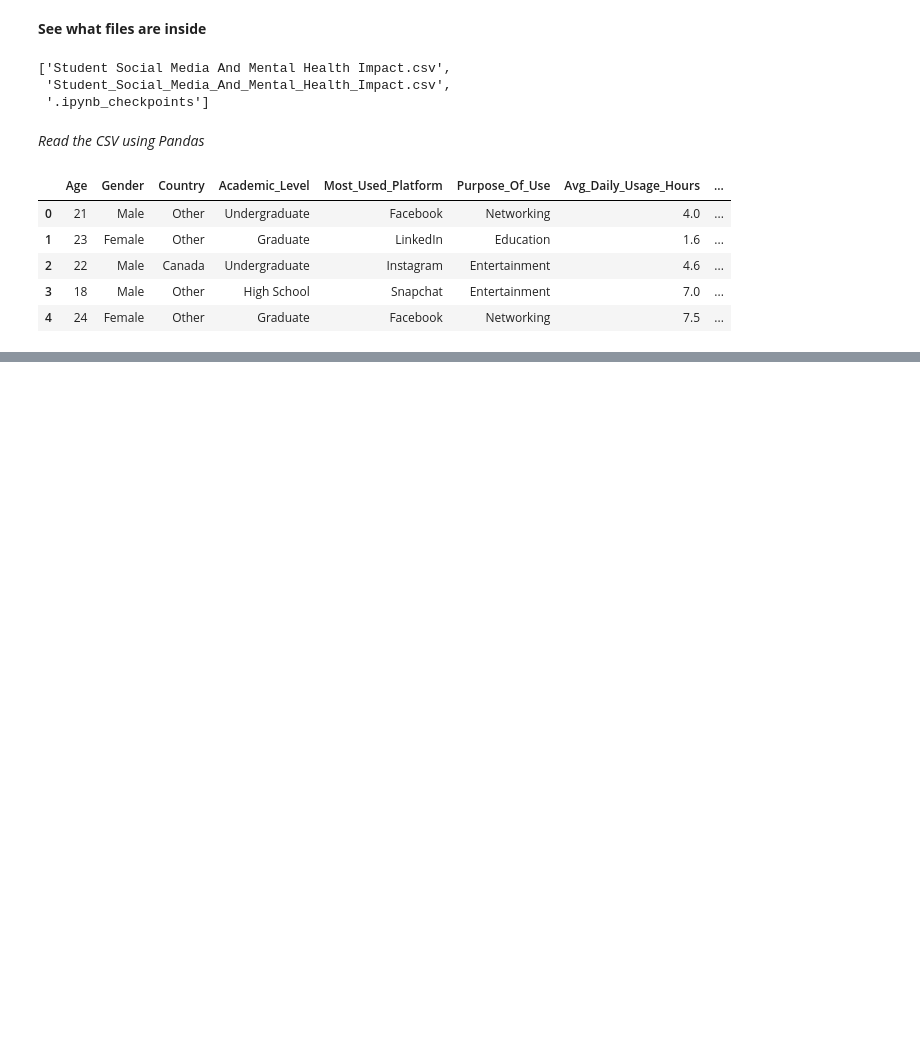
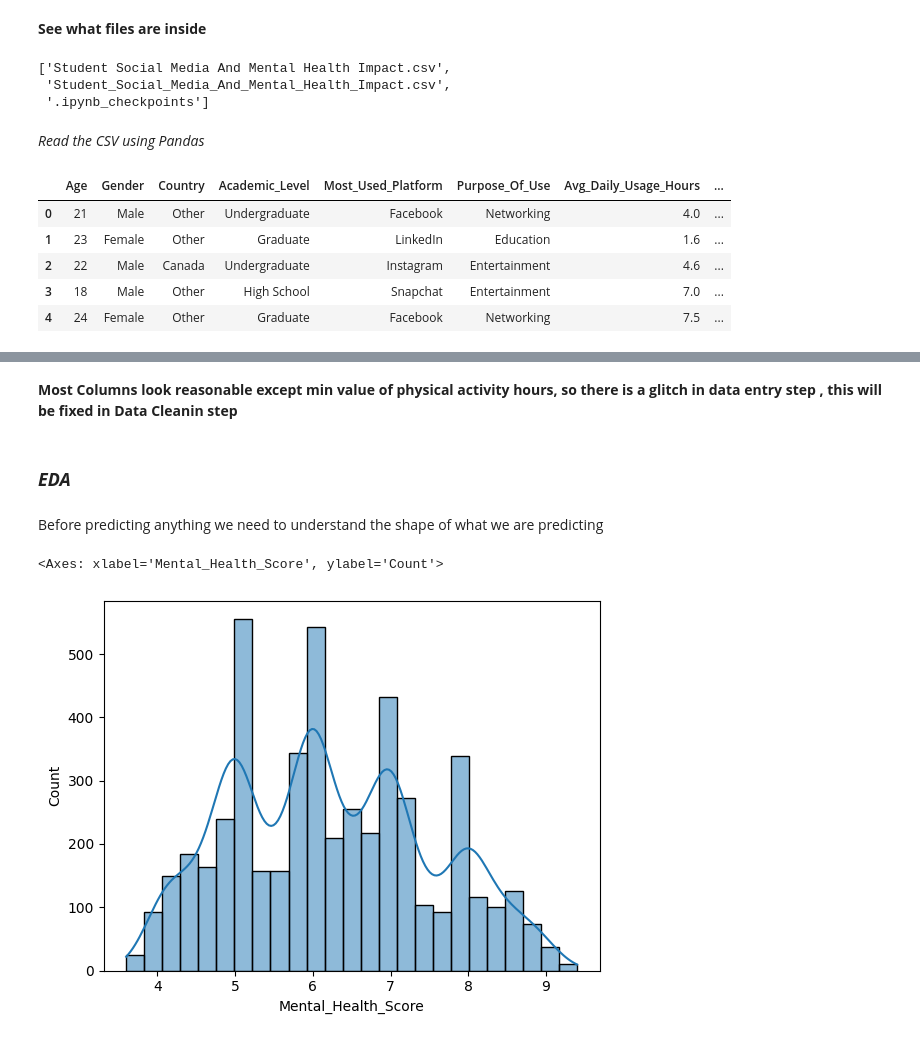
Before and after one commit to SanjibKarunaChaitanyaGhosh/MentalHealthScorePredictorUsingML, a Jupyter notebook: mentalhealthscorepredictorusingmlcollegeproject.ipynb, the cells around one changed output, grey strips where cells are left out. Drawn from its saved outputs; the diff is of its cells as text; code cells hidden in the pictures; blank space fills up the shorter version.

```diff
--- a/mentalhealthscorepredictorusingmlcollegeproject.ipynb
+++ b/mentalhealthscorepredictorusingmlcollegeproject.ipynb
@@ -77,0 +130,11 @@ df.head()
+# %% [markdown]
+**Most Columns look reasonable except min value of physical activity hours, so there is a glitch in data entry step , this will be fixed in Data Cleanin step**
+# %% [markdown]
+### ***EDA***
+# %% [markdown]
+Before predicting anything we need to understand the shape of what we are predicting
+# %%
+sns.histplot(df["Mental_Health_Score"],kde= True)
+# %% [output]
+<Axes: xlabel='Mental_Health_Score', ylabel='Count'>
+[figure, added]
```
Also changed, not shown: parts of 36 cells of this notebook.
